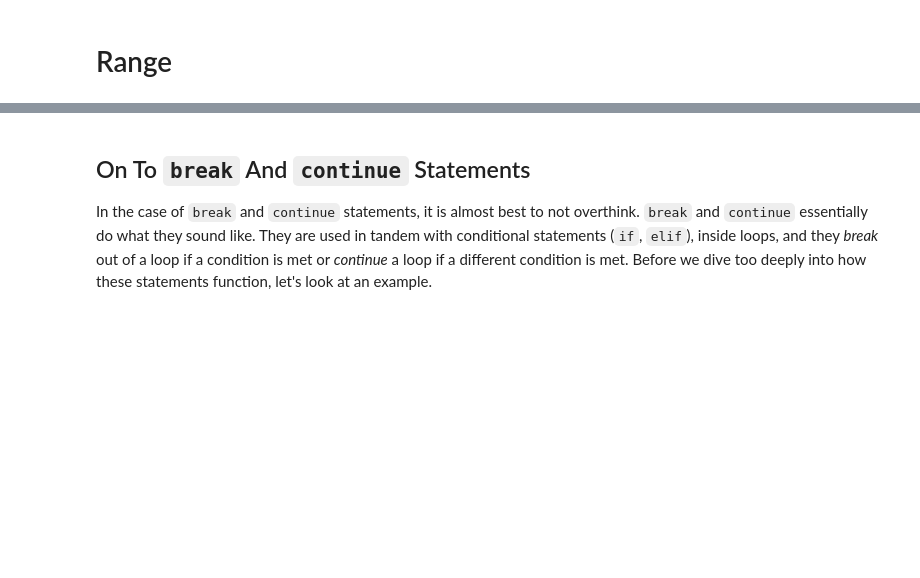
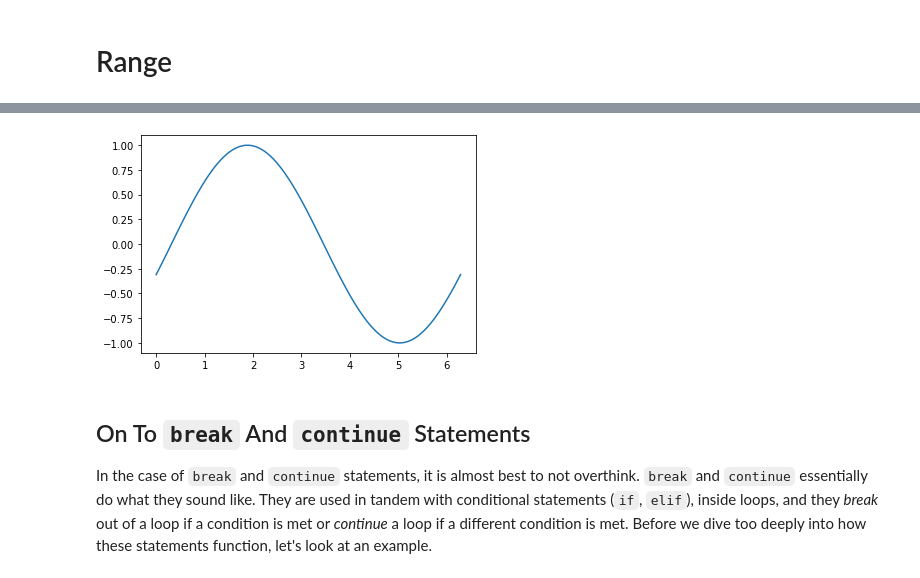
Before and after one commit to code-JOA/Introduction-to-Python, a Jupyter notebook: Part 2/Code Along 2.ipynb, the cells around one changed output, grey strips where cells are left out. Drawn from its saved outputs; the diff is of its cells as text; code cells hidden in the pictures; blank space fills up the shorter version.

```diff
--- a/Part 2/Code Along 2.ipynb
+++ b/Part 2/Code Along 2.ipynb
@@ -562,0 +823,2 @@ print(l)
+# %%
+my_list = ["a","a","b","c","v","x","c","c","c","b"]
@@ -562,0 +832,6 @@ print(l)
+# %%
+duplicated = []
+for item in my_list:
+    if my_list.count(item) > 1:
+        if item not in duplicated:
+            duplicated.append(item)
@@ -562,0 +857,6 @@ print(l)
+# %%
+l = []
+random.seed(123)
+for item in range(10):
+    random_int = random.randint(1,100)
+    l.append(random_int)
@@ -562,0 +871,6 @@ print(l)
+# %%
+l = []
+random.seed(123)
+for x in range(10):
+    random_int = random.randint(1,6)
+    l.append(random_int)
@@ -563,3 +891,12 @@ print(l)
+# %%
+# using for loop to create graphs
+for i in range(20):
+    x = np.linspace(0, 2*np.pi, 100)
+    plt.plot(x, np.sin(x + 2*np.pi * i/20))
+    display.clear_output(wait=True)
+    plt.show()
+# %% [output]
+[figure, added]
 # %% [markdown]
 ## On To `break` And `continue` Statements
 
```
Also changed, not shown: parts of 158 cells of this notebook, 6 other files.
